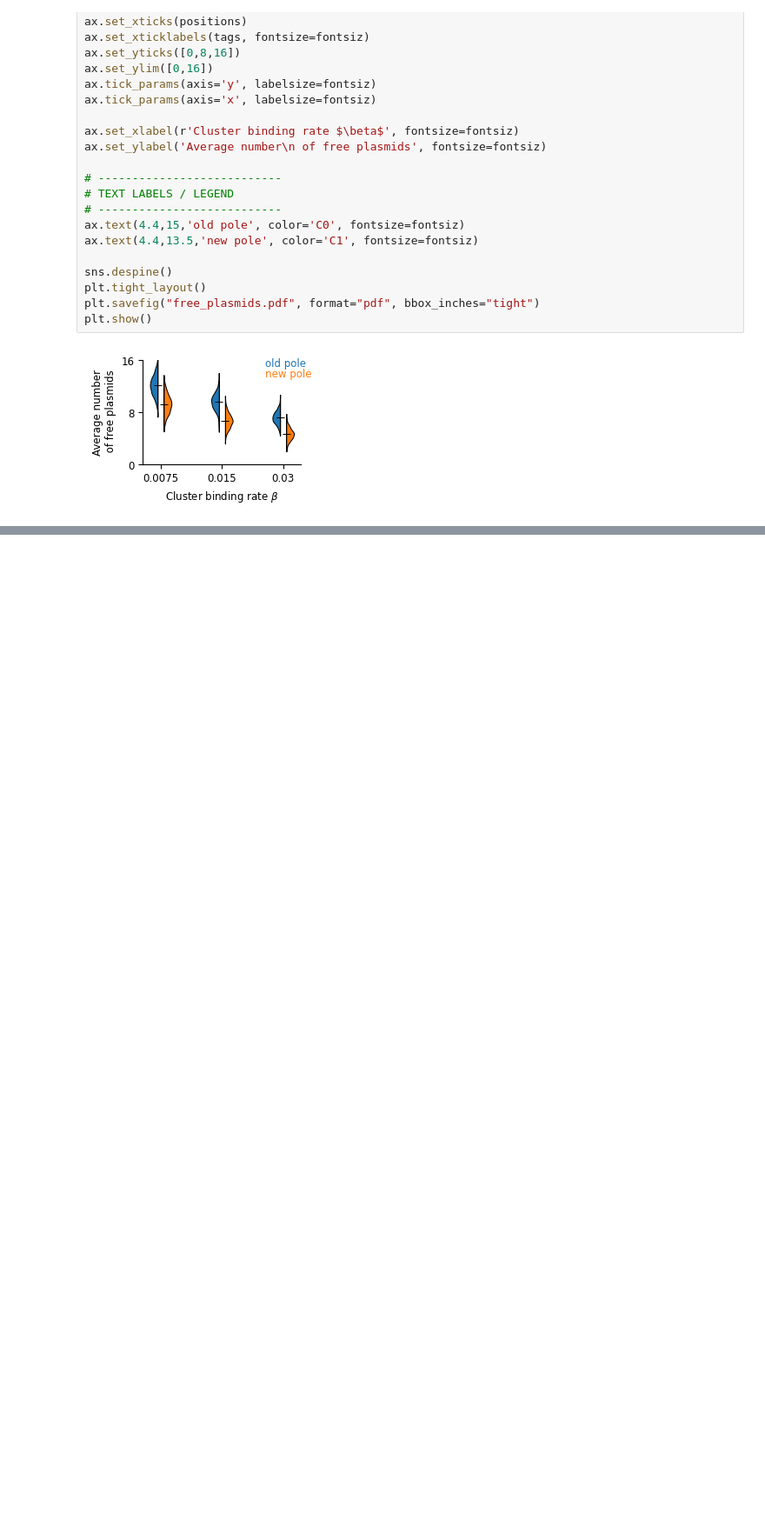
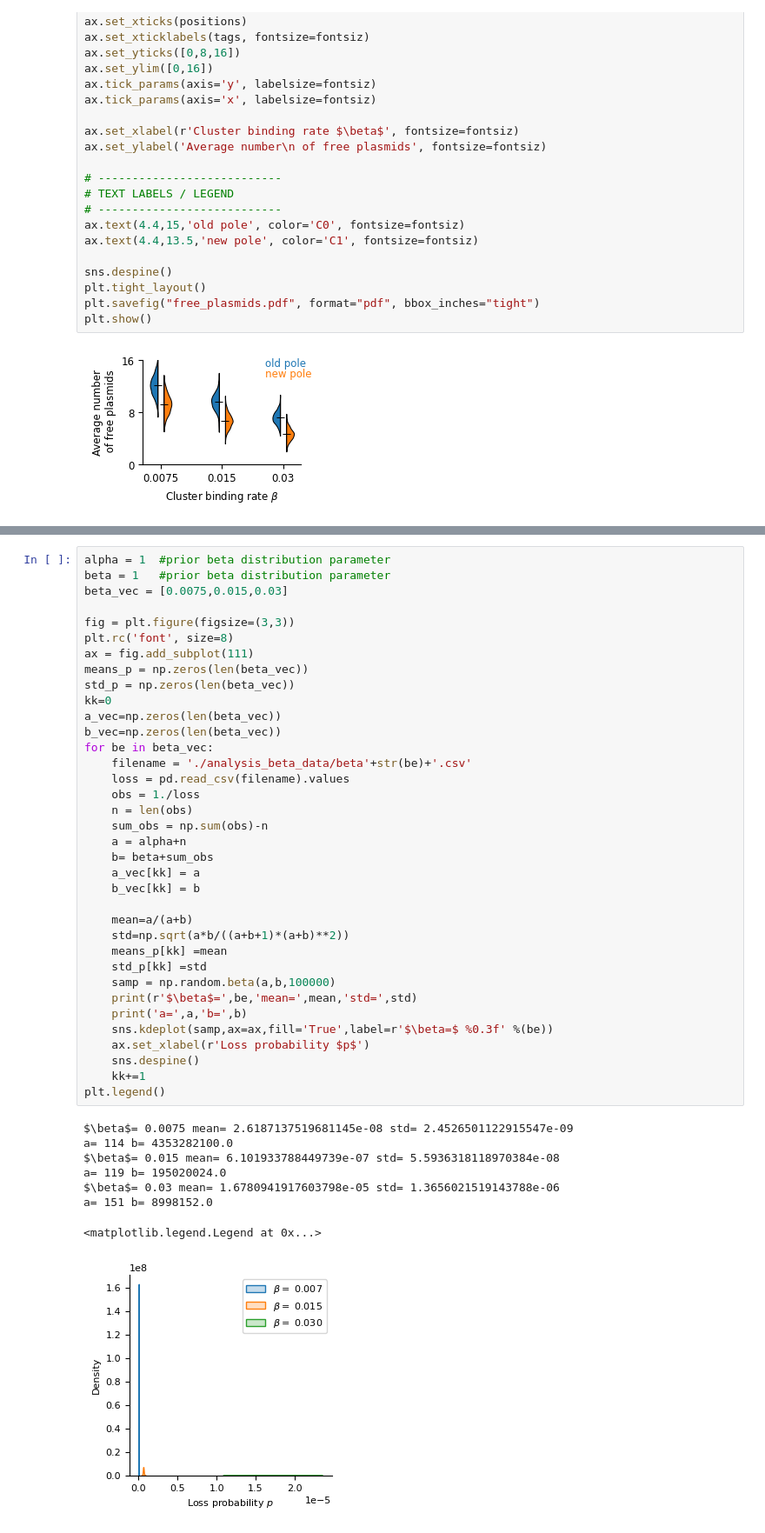
Before and after one commit to mvcortez/Plasmids, a Jupyter notebook: Supplementary Simulations/Analyze_beta.ipynb, the cells around one changed output, grey strips where cells are left out. Shown at 87% size. Cells and saved outputs as stored; diff of their text form; blank space fills up the shorter version.

```diff
--- a/Supplementary Simulations/Analyze_beta.ipynb
+++ b/Supplementary Simulations/Analyze_beta.ipynb
@@ -596,0 +590,45 @@ plt.show()
+# %%
+alpha = 1  #prior beta distribution parameter
+beta = 1   #prior beta distribution parameter
+beta_vec = [0.0075,0.015,0.03]
+
+fig = plt.figure(figsize=(3,3))
+plt.rc('font', size=8)
+ax = fig.add_subplot(111)
+means_p = np.zeros(len(beta_vec))
+std_p = np.zeros(len(beta_vec))
+kk=0
+a_vec=np.zeros(len(beta_vec))
+b_vec=np.zeros(len(beta_vec))
+for be in beta_vec:
+    filename = './analysis_beta_data/beta'+str(be)+'.csv'
+    loss = pd.read_csv(filename).values
+    obs = 1./loss
+    n = len(obs)
+    sum_obs = np.sum(obs)-n
+    a = alpha+n
+    b= beta+sum_obs
+    a_vec[kk] = a
+    b_vec[kk] = b
+
+    mean=a/(a+b)
+    std=np.sqrt(a*b/((a+b+1)*(a+b)**2))
+    means_p[kk] =mean
+    std_p[kk] =std
+    samp = np.random.beta(a,b,100000)
+    print(r'$\beta$=',be,'mean=',mean,'std=',std)
+    print('a=',a,'b=',b)
+    sns.kdeplot(samp,ax=ax,fill='True',label=r'$\beta=$ %0.3f' %(be))
+    ax.set_xlabel(r'Loss probability $p$')
+    sns.despine()
+    kk+=1
+plt.legend()
+# %% [output]
+$\beta$= 0.0075 mean= 2.6187137519681145e-08 std= 2.4526501122915547e-09
+a= 114 b= 4353282100.0
+$\beta$= 0.015 mean= 6.101933788449739e-07 std= 5.5936318118970384e-08
+a= 119 b= 195020024.0
+$\beta$= 0.03 mean= 1.6780941917603798e-05 std= 1.3656021519143788e-06
+a= 151 b= 8998152.0
+<matplotlib.legend.Legend at 0x...>
+[figure, added]
```
Also changed, not shown: parts of 8 cells of this notebook.
